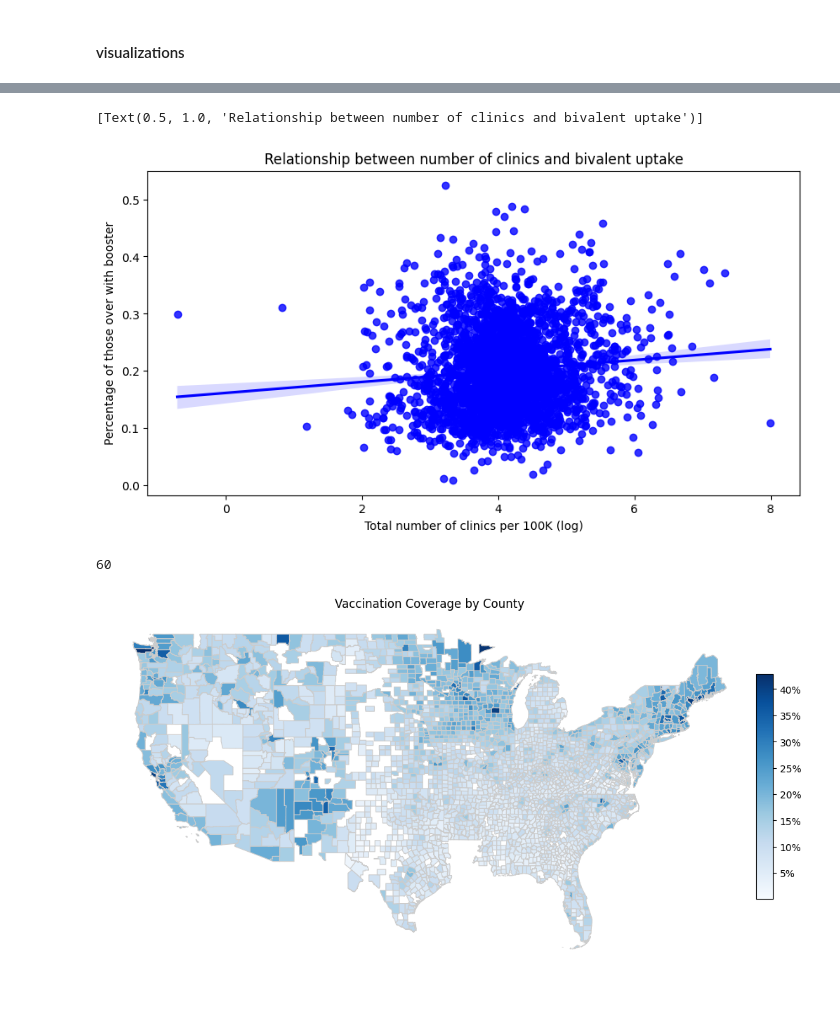
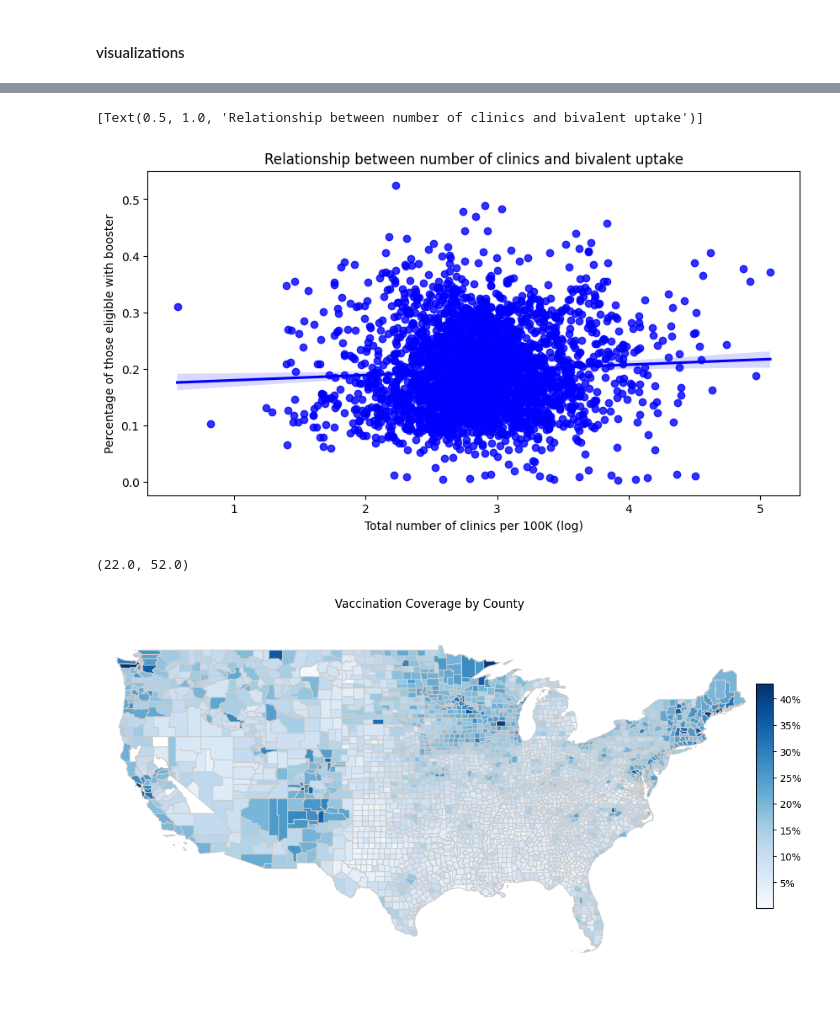
Before and after one commit to youribenadjaoud/mph-thesis, a Jupyter notebook: src/notebooks/county_level.ipynb, the cells around one changed output, grey strips where cells are left out. Cells and saved outputs as stored; diff of their text form; code cells hidden in the pictures.

Commit message:
fixed geoid mapping

```diff
--- a/src/notebooks/county_level.ipynb
+++ b/src/notebooks/county_level.ipynb
@@ -839,0 +959,20 @@ final_df
+# %%
+# fill geo ids with NaN centers with zero
+
+merged_df[["covid_only", "both", "total_centers"]] = merged_df[
+    ["covid_only", "both", "total_centers"]
+].fillna(value=0)
+# %%
+# calculate centers per 100,000 people
+
+merged_df["covid_only_100k"] = (merged_df.covid_only / merged_df.census_2019) * 100000
+merged_df["both_centers_100k"] = (merged_df.both / merged_df.census_2019) * 100000
+merged_df["total_centers_100k"] = (
+    merged_df.total_centers / merged_df.census_2019
+) * 100000
+# %%
+# take log of total centers per 100k for visualizations
+
+merged_df["total_centers_100k_log"] = merged_df["total_centers_100k"].apply(
+    lambda x: np.log(x) if x != 0 else np.nan
+)
@@ -1023,18 +1164,17 @@ plt.setp(ax.get_yticklabels(), rotation=90)
 
 fig, ax = plt.subplots(figsize=(10, 5), dpi=100)
 
-sns.regplot(data=merged_df, x="total_centers_log", y="bivalent_5plus_pct_elig", color="Blue")
+sns.regplot(
+    data=merged_df,
+    x="total_centers_100k_log",
+    y="bivalent_5plus_pct_elig",
+    color="Blue",
+)
 ax.set(
     xlabel="Total number of clinics per 100K (log)",
-    ylabel="Percentage of those over with booster",
+    ylabel="Percentage of those eligible with booster",
 )
 ax.set(title="Relationship between number of clinics and bivalent uptake")
 # %% [output]
 [Text(0.5, 1.0, 'Relationship between number of clinics and bivalent uptake')]
-[figure, old version]
+[figure, new version]
-# %%
-# how many counties do not have vaccine data?
-
-final_df["bivalent_5plus_pct"].isnull().sum()
-# %% [output]
-60
@@ -1043,20 +1181,31 @@ data_mapped = us_map.merge(final_df, on=["GEOID"])
+# %%
+vaccinations_map = pd.merge(us_map, vaccinations, on="GEOID", how="left")
 # %%
 # plot the vaccination coverage on a map of the US
 
-fig, ax = plt.subplots(figsize=(12,8))
-data_mapped.plot(column='bivalent_5plus_pct', cmap='Blues', linewidth=0.8, ax=ax, edgecolor='0.8')
+fig, ax = plt.subplots(figsize=(12, 8))
+vaccinations_map.plot(
+    column="bivalent_5plus_pct", cmap="Blues", linewidth=0.8, ax=ax, edgecolor="0.8"
+)
 
-vmin, vmax = merged_df['bivalent_5plus_pct'].min(), merged_df['bivalent_5plus_pct'].max()
-sm = plt.cm.ScalarMappable(cmap='Blues', norm=plt.Normalize(vmin=vmin, vmax=vmax))
+vmin, vmax = (
+    merged_df["bivalent_5plus_pct"].min(),
+    merged_df["bivalent_5plus_pct"].max(),
+)
+sm = plt.cm.ScalarMappable(cmap="Blues", norm=plt.Normalize(vmin=vmin, vmax=vmax))
 sm._A = []
 
 cbar_ax = fig.add_axes([0.9, 0.3, 0.02, 0.4])
-cbar = fig.colorbar(sm, cax=cbar_ax, format='%d%%')
+cbar = fig.colorbar(sm, cax=cbar_ax, format="%d%%")
 
 ax.set_title("Vaccination Coverage by County")
 ax.set_axis_off()
+
+ax.set_xlim([-126, -66])
+ax.set_ylim([22, 52])
 # %% [output]
+(22.0, 52.0)
-[figure, old version]
+[figure, new version]
 # %%
 # plot flu, covid, both centers onto map
 
```
Also changed, not shown: parts of 76 cells of this notebook.
